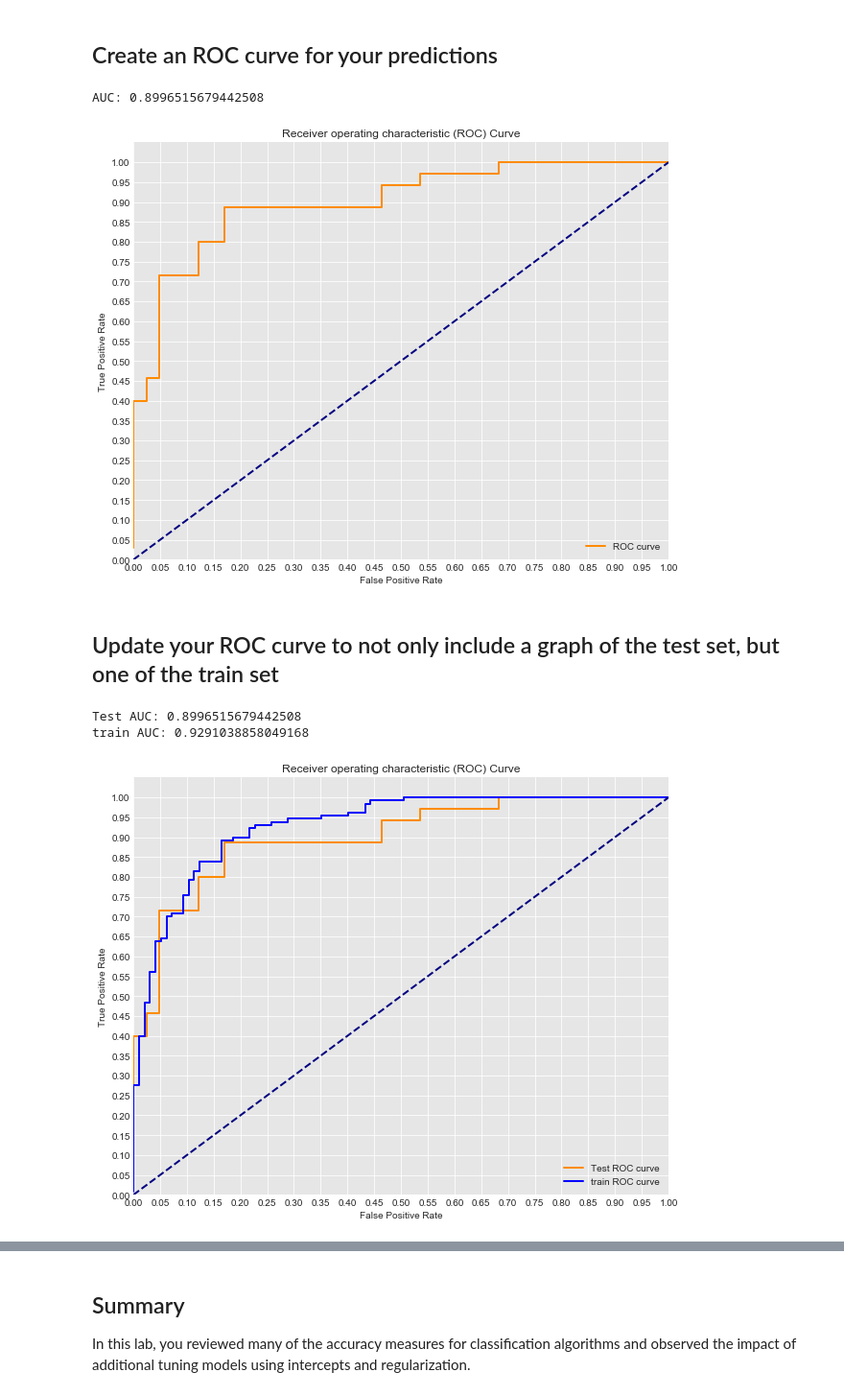
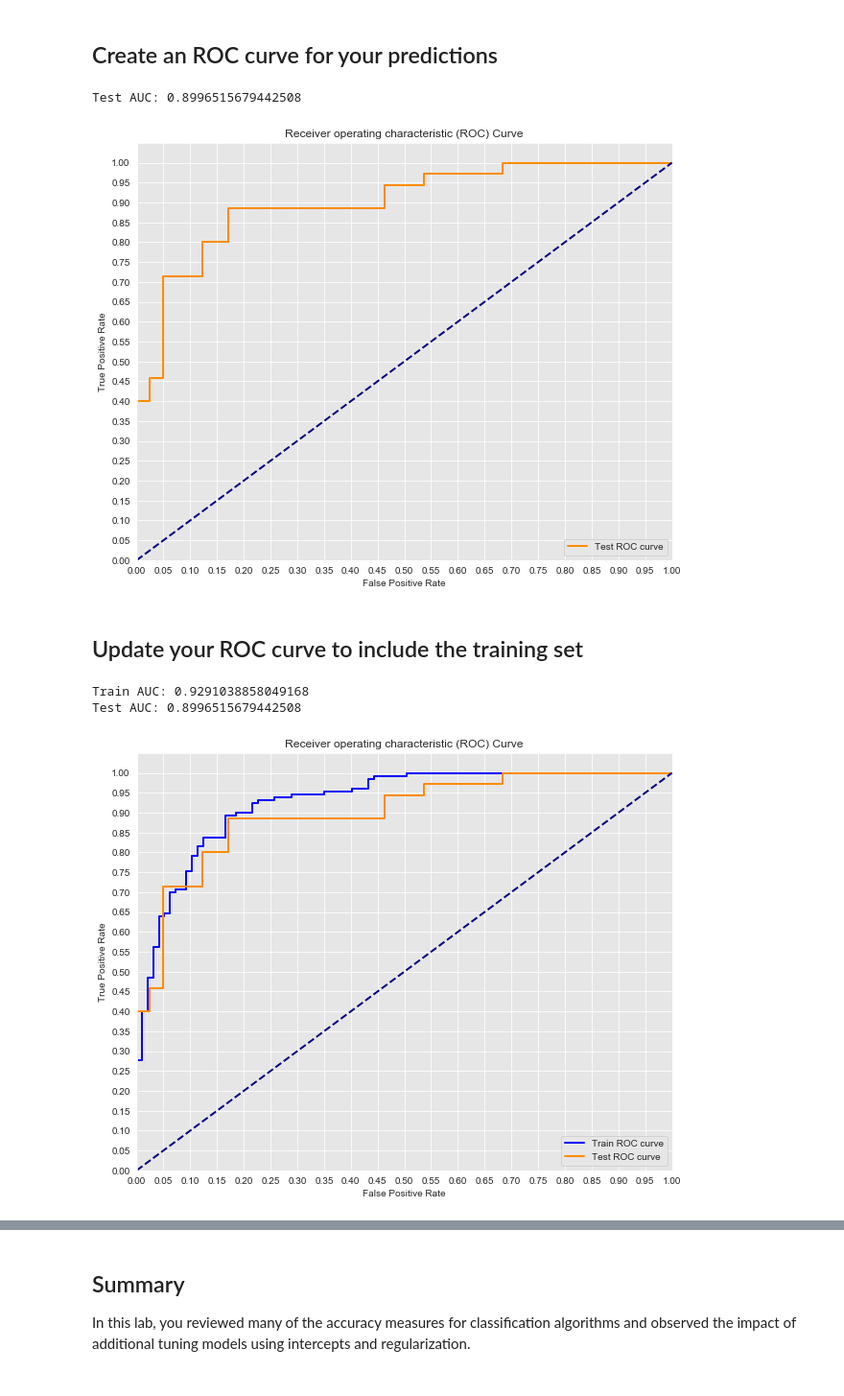
Before and after one commit to learn-co-curriculum/dsc-logistic-regression-model-comparisons-lab, a Jupyter notebook: index.ipynb, the cells around one changed output, grey strips where cells are left out. Shown at 96% size. Drawn from its saved outputs; the diff is of its cells as text; code cells hidden in the pictures.

```diff
--- a/index.ipynb
+++ b/index.ipynb
@@ -91,25 +102,24 @@ print([round(yi, 2) for yi in y_hat_test])
 # %% [markdown]
 ## Create an ROC curve for your predictions
 # %%
-#Your code here
 from sklearn.metrics import roc_curve, auc
 import matplotlib.pyplot as plt
 import seaborn as sns
 %matplotlib inline
 
+test_fpr, test_tpr, test_thresholds = roc_curve(y_test, y_hat_test)
 
-fpr, tpr, thresholds = roc_curve(y_test, y_hat_test)
+print('Test AUC: {}'.format(auc(test_fpr, test_tpr)))
 
+# Seaborn's beautiful styling
+sns.set_style('darkgrid', {'axes.facecolor': '0.9'})
 
+plt.figure(figsize=(10, 8))
+lw = 2
 
-#Seaborns Beautiful Styling
-sns.set_style("darkgrid", {"axes.facecolor": ".9"})
+plt.plot(test_fpr, test_tpr, color='darkorange',
+         lw=lw, label='Test ROC curve')
 
-print('AUC: {}'.format(auc(fpr, tpr)))
-plt.figure(figsize=(10,8))
-lw = 2
-plt.plot(fpr, tpr, color='darkorange',
-         lw=lw, label='ROC curve')
 plt.plot([0, 1], [0, 1], color='navy', lw=lw, linestyle='--')
 plt.xlim([0.0, 1.0])
 plt.ylim([0.0, 1.05])
@@ -118,45 +128,50 @@ plt.xticks([i/20.0 for i in range(21)])
 plt.xlabel('False Positive Rate')
 plt.ylabel('True Positive Rate')
 plt.title('Receiver operating characteristic (ROC) Curve')
-plt.legend(loc="lower right")
+plt.legend(loc='lower right')
 plt.show()
 # %% [output]
-AUC: 0.8996515679442508
+Test AUC: 0.8996515679442508
-[figure, old version]
+[figure, new version]
 # %% [markdown]
-## Update your ROC curve to not only include a graph of the test set, but one of the train set
+## Update your ROC curve to include the training set
 # %%
 # Your code here
 y_hat_train = sigmoid(np.dot(X_train, weights))
 
+test_fpr, test_tpr, test_thresholds = roc_curve(y_test, y_hat_test)
 
-test_fpr, test_tpr, test_thresholds = roc_curve(y_test, y_hat_test)
 train_fpr, train_tpr, train_thresholds = roc_curve(y_train, y_hat_train)
 
+# Train AUC
+print('Train AUC: {}'.format(auc(train_fpr, train_tpr)))
+print('Test AUC: {}'.format(auc(test_fpr, test_tpr)))
 
-print('Test AUC: {}'.format(auc(test_fpr, test_tpr)))
-print('train AUC: {}'.format(auc(train_fpr, train_tpr)))
+# Seaborn's beautiful styling
+sns.set_style('darkgrid', {'axes.facecolor': '0.9'})
 
 plt.figure(figsize=(10,8))
 lw = 2
+
+plt.plot(train_fpr, train_tpr, color='blue',
+         lw=lw, label='Train ROC curve')
 plt.plot(test_fpr, test_tpr, color='darkorange',
          lw=lw, label='Test ROC curve')
-plt.plot(train_fpr, train_tpr, color='blue',
-         lw=lw, label='train ROC curve')
+
 plt.plot([0, 1], [0, 1], color='navy', lw=lw, linestyle='--')
 plt.xlim([0.0, 1.0])
 plt.ylim([0.0, 1.05])
 plt.yticks([i/20.0 for i in range(21)])
 plt.xticks([i/20.0 for i in range(21)])
 plt.xlabel('False Positive Rate')
 plt.ylabel('True Positive Rate')
 plt.title('Receiver operating characteristic (ROC) Curve')
-plt.legend(loc="lower right")
+plt.legend(loc='lower right')
 plt.show()
 # %% [output]
+Train AUC: 0.9291038858049168
 Test AUC: 0.8996515679442508
-train AUC: 0.9291038858049168
-[figure, old version]
+[figure, new version]
 # %% [markdown]
 ## Create a confusion matrix for your predictions
 
```
Also changed, not shown: parts of 26 cells of this notebook, 8 other files.
